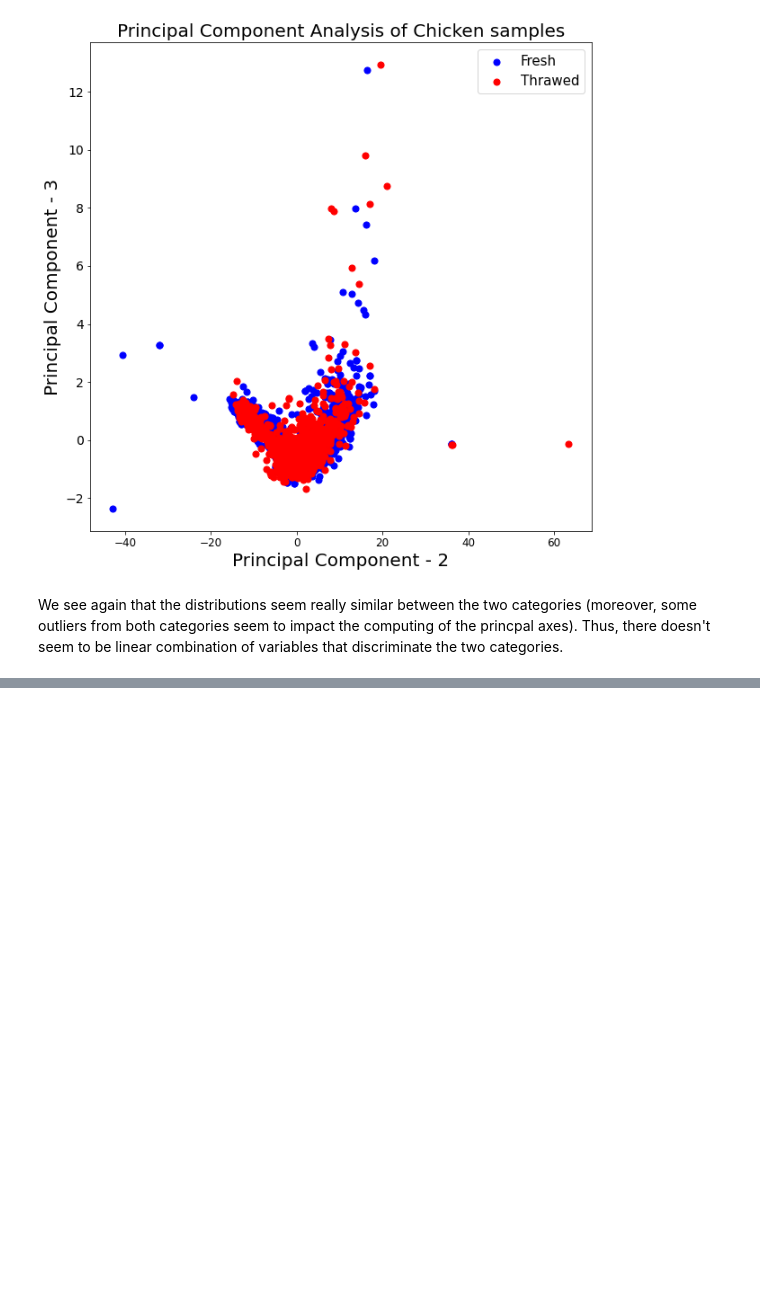
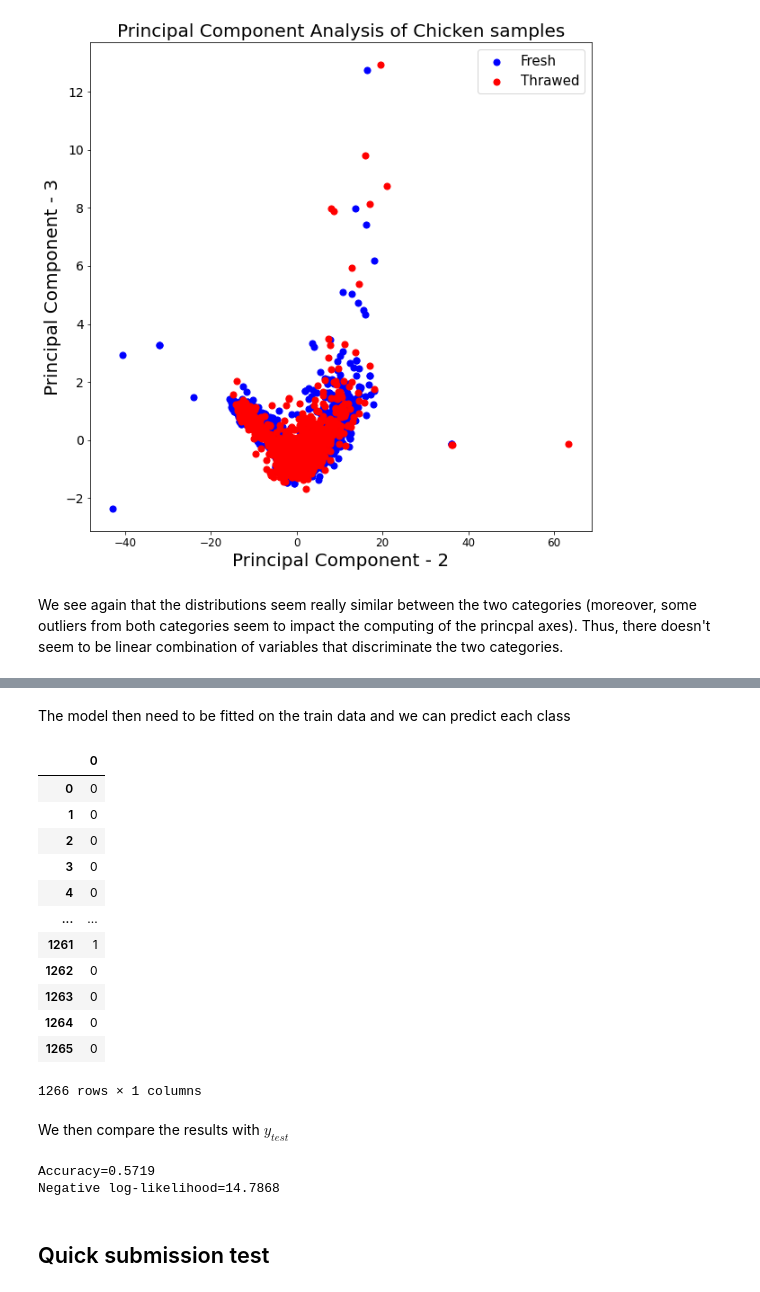
Before and after one commit to Viviny/Chicken-meat-authenticity-classification, a Jupyter notebook: chicken_meat_authenticity_starting_kit.ipynb, the cells around one changed output, grey strips where cells are left out. Cells and saved outputs as stored; diff of their text form; code cells hidden in the pictures; blank space fills up the shorter version.

```diff
--- a/chicken_meat_authenticity_starting_kit.ipynb
+++ b/chicken_meat_authenticity_starting_kit.ipynb
@@ -271,0 +283,35 @@ We see again that the distributions seem really similar between the two categori
+# %%
+baseline_model = LogisticRegression(max_iter=1000)
+# %% [markdown]
+The model then need to be fitted on the train data and we can predict each class
+# %%
+baseline_model.fit(X_train,y_train)
+y_pred=baseline_model.predict(X_test)
+y_pred=pd.DataFrame(y_pred)
+y_pred
+# %% [output]
+|  | 0 |
+| 0 | 0 |
+| 1 | 0 |
+| 2 | 0 |
+| 3 | 0 |
+| 4 | 0 |
+| ... | ... |
+| 1261 | 1 |
+| 1262 | 0 |
+| 1263 | 0 |
+| 1264 | 0 |
+| 1265 | 0 |
+1266 rows × 1 columns
+# %% [markdown]
+We then compare the results with $y_{test}$
+# %%
+acc = accuracy_score(y_test, y_pred)
+nll = log_loss(y_test, y_pred)
+print(f"Accuracy={acc:.4f}")
+print(f"Negative log-likelihood={nll:.4f}")
+# %% [output]
+Accuracy=0.5719
+Negative log-likelihood=14.7868
+# %% [markdown]
+## Quick submission test
```
Also changed, not shown: parts of 7 cells of this notebook.
